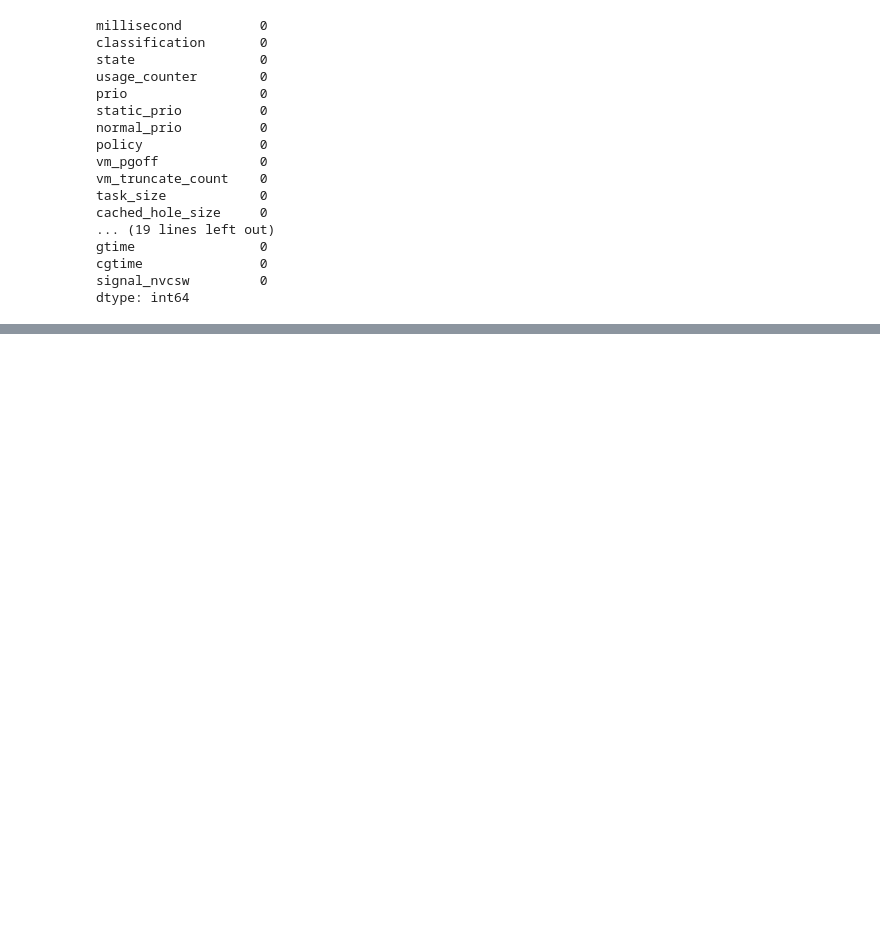
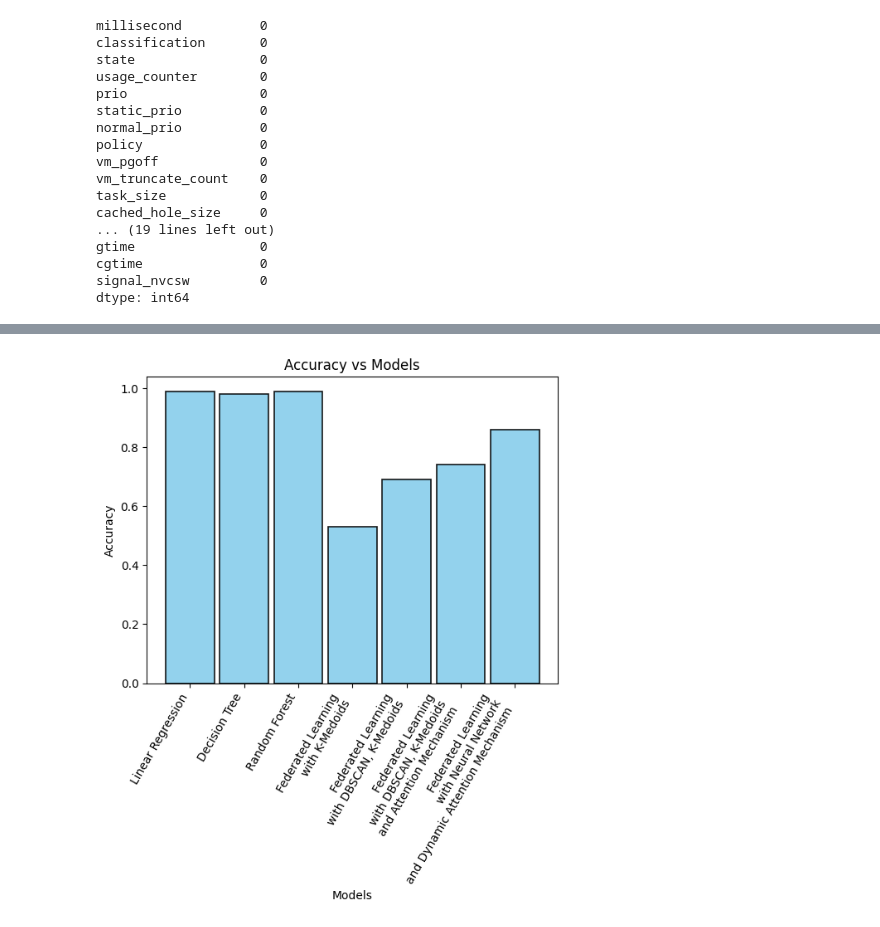
Before and after one commit to HimanshHK/BTP_Project, a Jupyter notebook: Federated_learning_with_Attention_value.ipynb, the cells around one changed output, grey strips where cells are left out. Saved outputs shown, nothing was run; the diff lists cells and outputs as text; code cells hidden in the pictures; blank space fills up the shorter version.

```diff
--- a/Federated_learning_with_Attention_value.ipynb
+++ b/Federated_learning_with_Attention_value.ipynb
@@ -325,0 +382,38 @@ Epoch 10, Loss: 0.4969, Accuracy: 0.7589, Precision: 0.4969
+# %%
+# Accuracy values
+linear_acc = 0.99
+dt_acc = 0.98
+rf_acc = 0.99
+fl_acc1 = 0.53
+fl_acc2 = 0.69
+fl_acc3 = 0.74
+fl_acc4 = 0.86
+
+# Set the width and padding
+bar_width = 0.9 # Adjust the width of each bar
+bar_padding = 0.9  # Adjust the padding between bars
+
+# Bar chart with adjusted width and padding
+plt.bar(['Linear Regression', 'Decision Tree', 'Random Forest', 'Federated Learning\nwith K-Medoids',
+         'Federated Learning\nwith DBSCAN, K-Medoids', 'Federated Learning\nwith DBSCAN, K-Medoids\nand Attention Mechanism',
+         'Federated Learning\nwith Neural Network\nand Attention Mechanism'],
+        [linear_acc, dt_acc, rf_acc, fl_acc1, fl_acc2, fl_acc3, fl_acc4],
+        width=bar_width, align='center', edgecolor='black', linewidth=1.2, color='skyblue', alpha=0.9)
+
+# Labels and title
+plt.xlabel('Models')
+plt.ylabel('Accuracy')
+plt.title('Accuracy vs Models')
+plt.xticks(rotation=60, ha='right')  # Adjust the rotation angle for better readability
+
+# Adjust the position of x-axis ticks to consider bar width and padding
+plt.xticks([i for i in range(len(['Linear Regression', 'Decision Tree', 'Random Forest', 'Federated Learning\nwith K-Medoids',
+                                 'Federated Learning\nwith DBSCAN, K-Medoids', 'Federated Learning\nwith DBSCAN, K-Medoids\nand Attention Mechanism',
+                                 'Federated Learning\nwith Neural Network\nand Attention Mechanism']))],
+           ['Linear Regression', 'Decision Tree', 'Random Forest', 'Federated Learning\nwith K-Medoids',
+            'Federated Learning\nwith DBSCAN, K-Medoids', 'Federated Learning\nwith DBSCAN, K-Medoids\nand Attention Mechanism',
+            'Federated Learning\nwith Neural Network\nand Dynamic Attention Mechanism'])
+
+plt.show()
+# %% [output]
+[figure, added]
```
Also changed, not shown: parts of 8 cells of this notebook, 1 other file.
